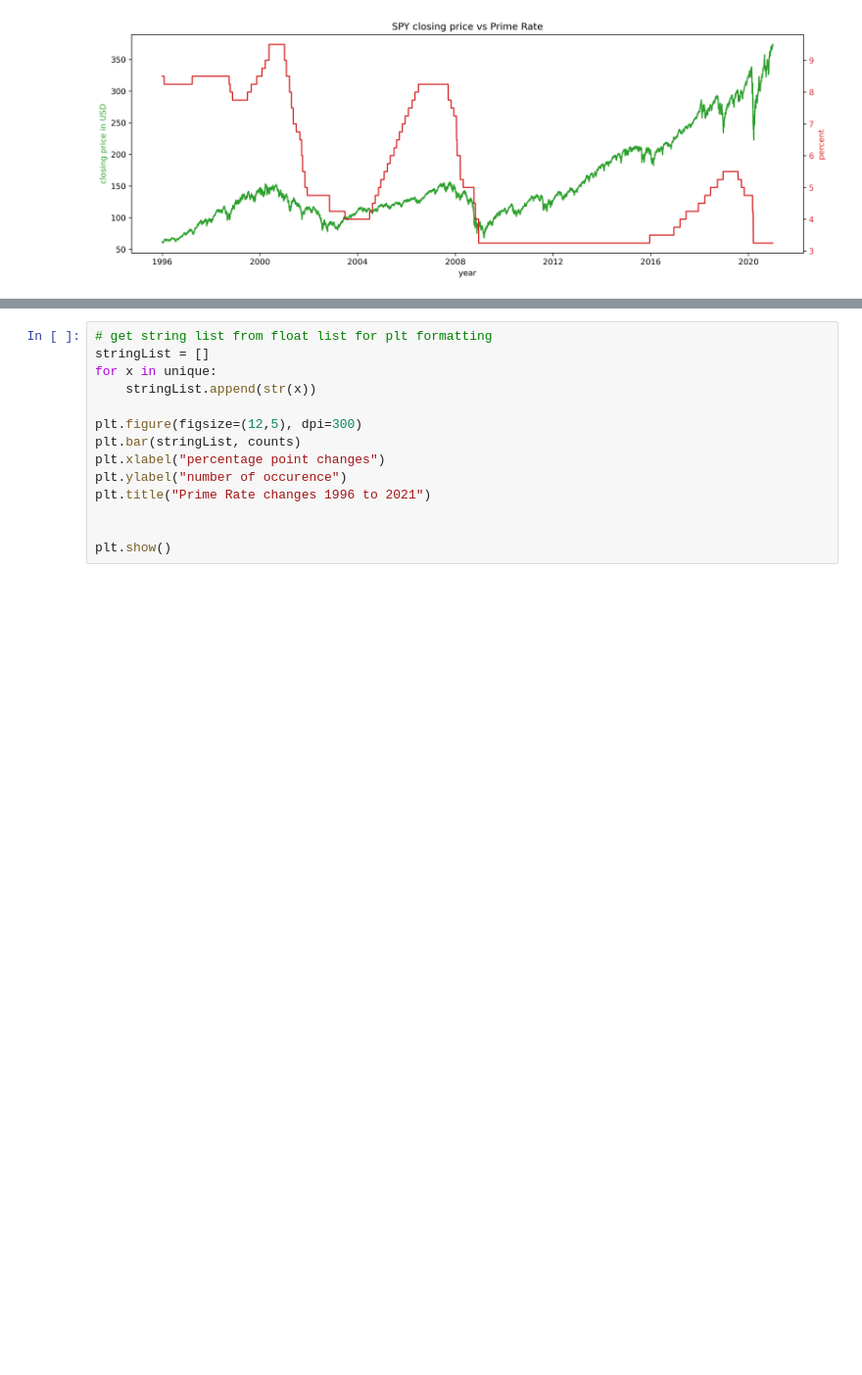
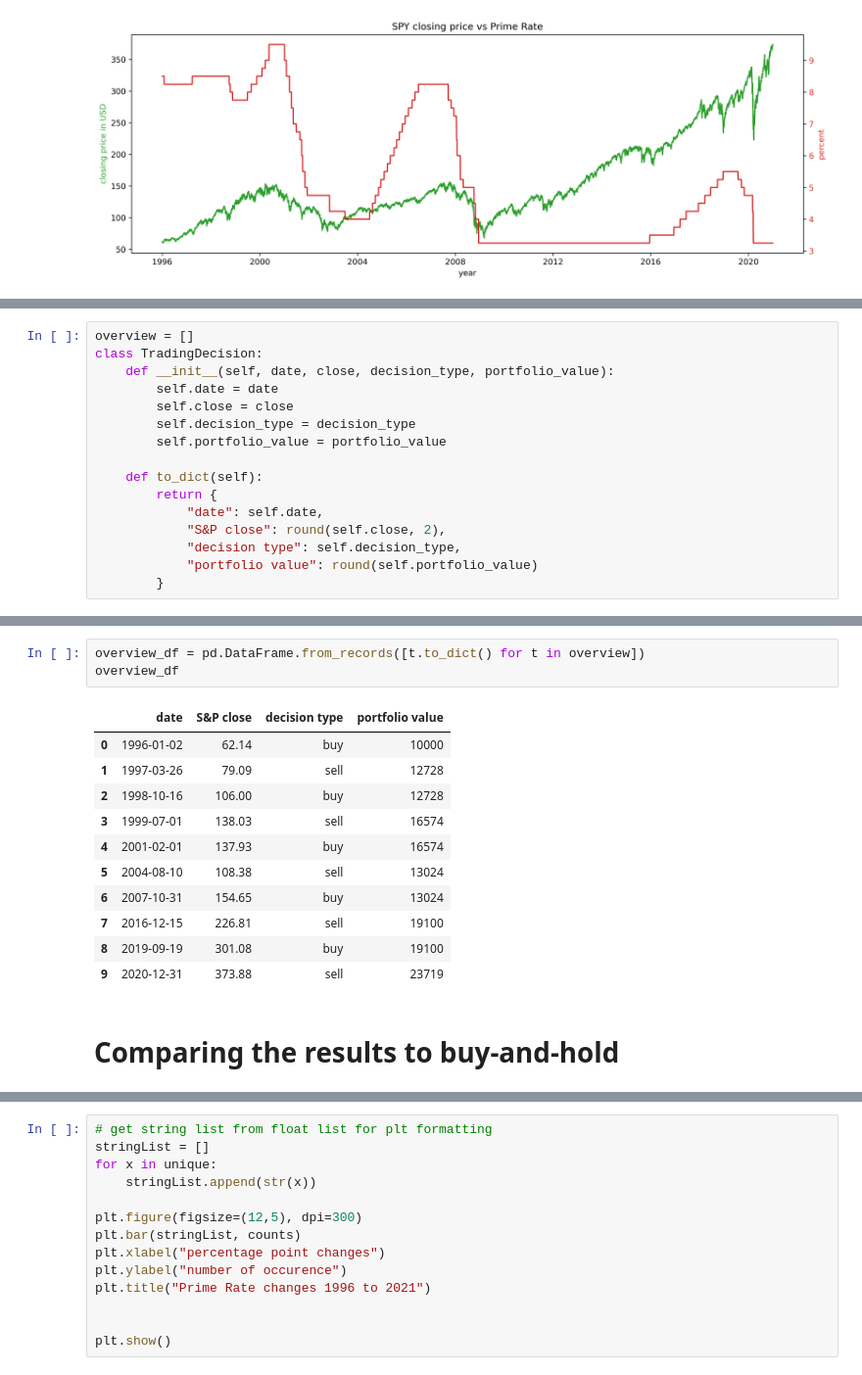
Before and after one commit to MariusMeiners/zweig_backtesting, a Jupyter notebook: monetary/zweig_model.ipynb, the cells around one changed output, grey strips where cells are left out. Shown at 98% size. Cells and saved outputs as stored; diff of their text form; blank space fills up the shorter version.

Commit message:
Create overview table

```diff
--- a/monetary/zweig_model.ipynb
+++ b/monetary/zweig_model.ipynb
@@ -285,3 +258,19 @@ print(number_of_changes)
+# %%
+overview = []
+class TradingDecision:
+    def __init__(self, date, close, decision_type, portfolio_value):
+        self.date = date
+        self.close = close
+        self.decision_type = decision_type
+        self.portfolio_value = portfolio_value
+
+    def to_dict(self):
+        return {
+            "date": self.date,
+            "S&P close": round(self.close, 2),
+            "decision type": self.decision_type,
+            "portfolio value": round(self.portfolio_value)
+        }
 # %%
 # Trading algo
 funds = 10000
@@ -368,0 +364,17 @@ holdings are now 0
+# %%
+overview_df = pd.DataFrame.from_records([t.to_dict() for t in overview])
+overview_df
+# %% [output]
+|  | date | S&P close | decision type | portfolio value |
+| 0 | 1996-01-02 | 62.14 | buy | 10000 |
+| 1 | 1997-03-26 | 79.09 | sell | 12728 |
+| 2 | 1998-10-16 | 106.00 | buy | 12728 |
+| 3 | 1999-07-01 | 138.03 | sell | 16574 |
+| 4 | 2001-02-01 | 137.93 | buy | 16574 |
+| 5 | 2004-08-10 | 108.38 | sell | 13024 |
+| 6 | 2007-10-31 | 154.65 | buy | 13024 |
+| 7 | 2016-12-15 | 226.81 | sell | 19100 |
+| 8 | 2019-09-19 | 301.08 | buy | 19100 |
+| 9 | 2020-12-31 | 373.88 | sell | 23719 |
+# %% [markdown]
+# Comparing the results to buy-and-hold
```
Also changed, not shown: parts of 6 cells of this notebook, 1 other file.
